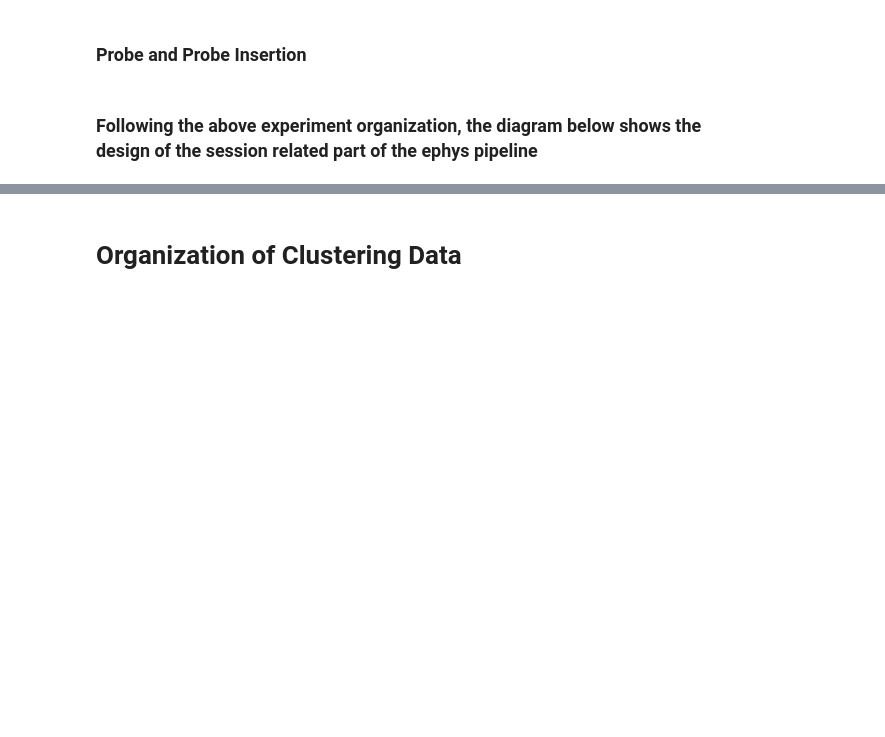
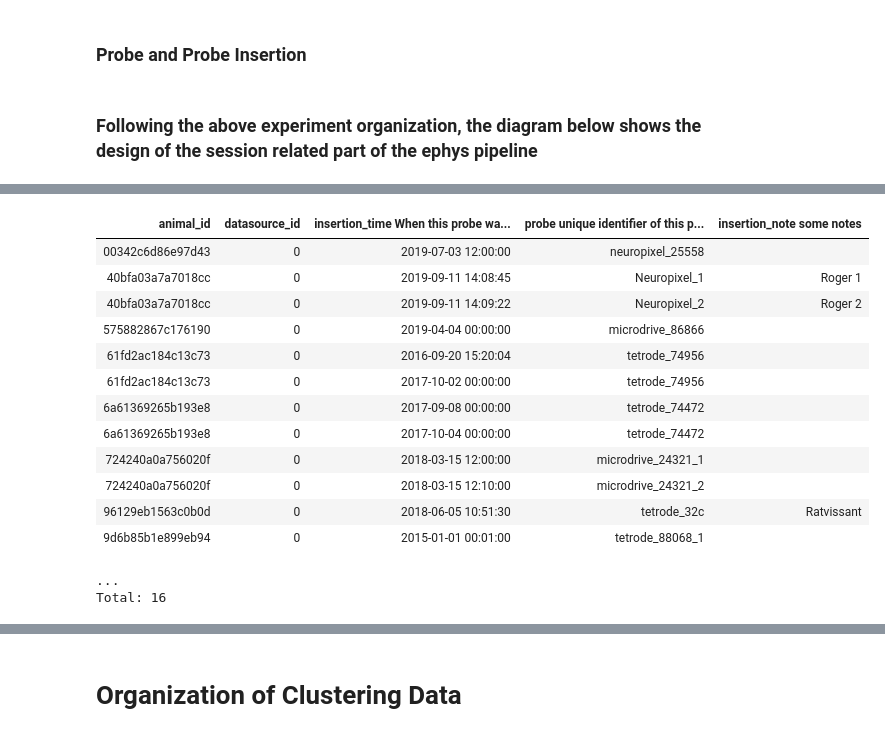
Before and after one commit to kavli-ntnu/dj-docs, a Jupyter notebook: notebooks/The_Ephys_Pipeline.ipynb, the cells around one changed output, grey strips where cells are left out. Cells and saved outputs as stored; diff of their text form; code cells hidden in the pictures; blank space fills up the shorter version.

```diff
--- a/notebooks/The_Ephys_Pipeline.ipynb
+++ b/notebooks/The_Ephys_Pipeline.ipynb
@@ -53,0 +147,18 @@ Total: 7
+# %%
+acquisition.ProbeInsertion()
+# %% [output]
+| animal_id | datasource_id | insertion_time When this probe wa... | probe unique identifier of this p... | insertion_note some notes |
+| 00342c6d86e97d43 | 0 | 2019-07-03 12:00:00 | neuropixel_25558 |  |
+| 40bfa03a7a7018cc | 0 | 2019-09-11 14:08:45 | Neuropixel_1 | Roger 1 |
+| 40bfa03a7a7018cc | 0 | 2019-09-11 14:09:22 | Neuropixel_2 | Roger 2 |
+| 575882867c176190 | 0 | 2019-04-04 00:00:00 | microdrive_86866 |  |
+| 61fd2ac184c13c73 | 0 | 2016-09-20 15:20:04 | tetrode_74956 |  |
+| 61fd2ac184c13c73 | 0 | 2017-10-02 00:00:00 | tetrode_74956 |  |
+| 6a61369265b193e8 | 0 | 2017-09-08 00:00:00 | tetrode_74472 |  |
+| 6a61369265b193e8 | 0 | 2017-10-04 00:00:00 | tetrode_74472 |  |
+| 724240a0a756020f | 0 | 2018-03-15 12:00:00 | microdrive_24321_1 |  |
+| 724240a0a756020f | 0 | 2018-03-15 12:10:00 | microdrive_24321_2 |  |
+| 96129eb1563c0b0d | 0 | 2018-06-05 10:51:30 | tetrode_32c | Ratvissant |
+| 9d6b85b1e899eb94 | 0 | 2015-01-01 00:01:00 | tetrode_88068_1 |  |
+...
+Total: 16
```
Also changed, not shown: parts of 30 cells of this notebook.
